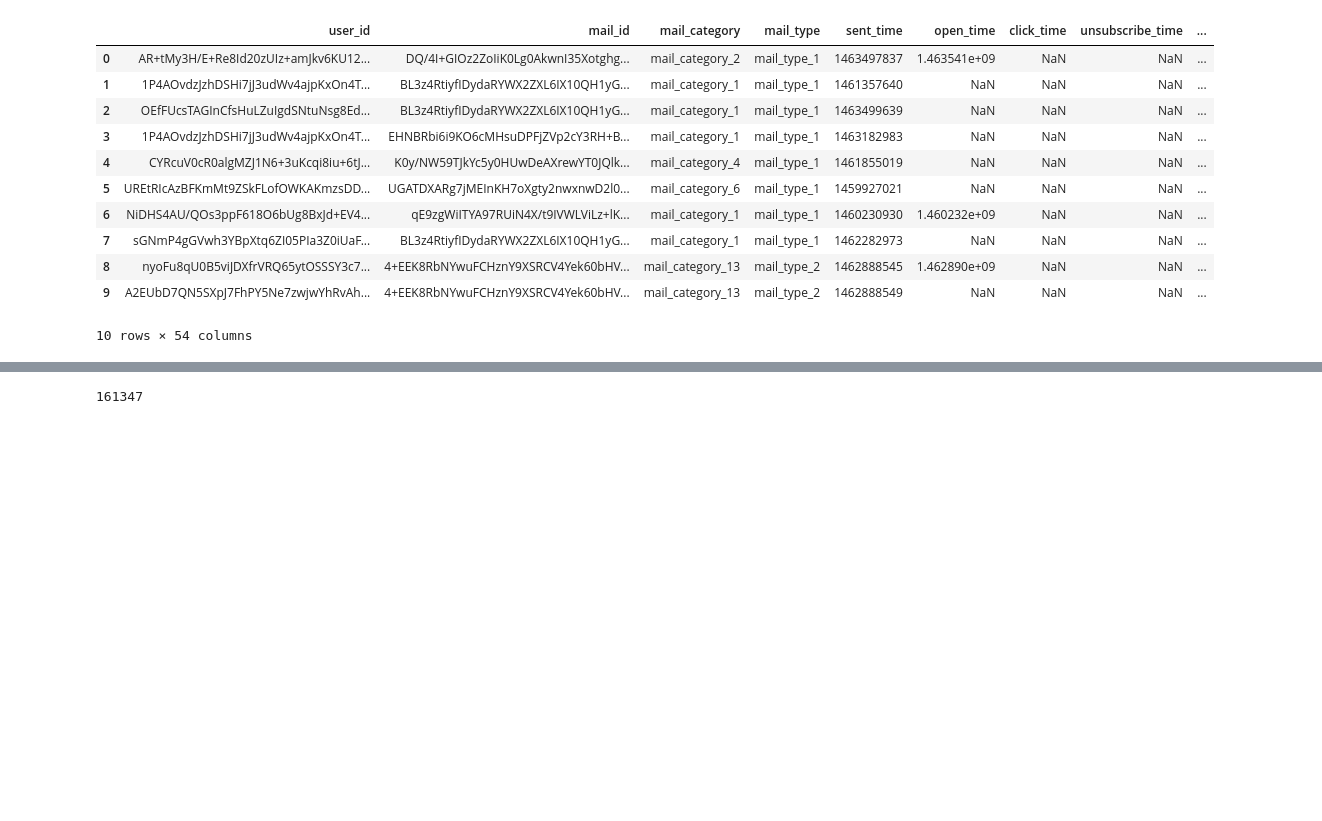
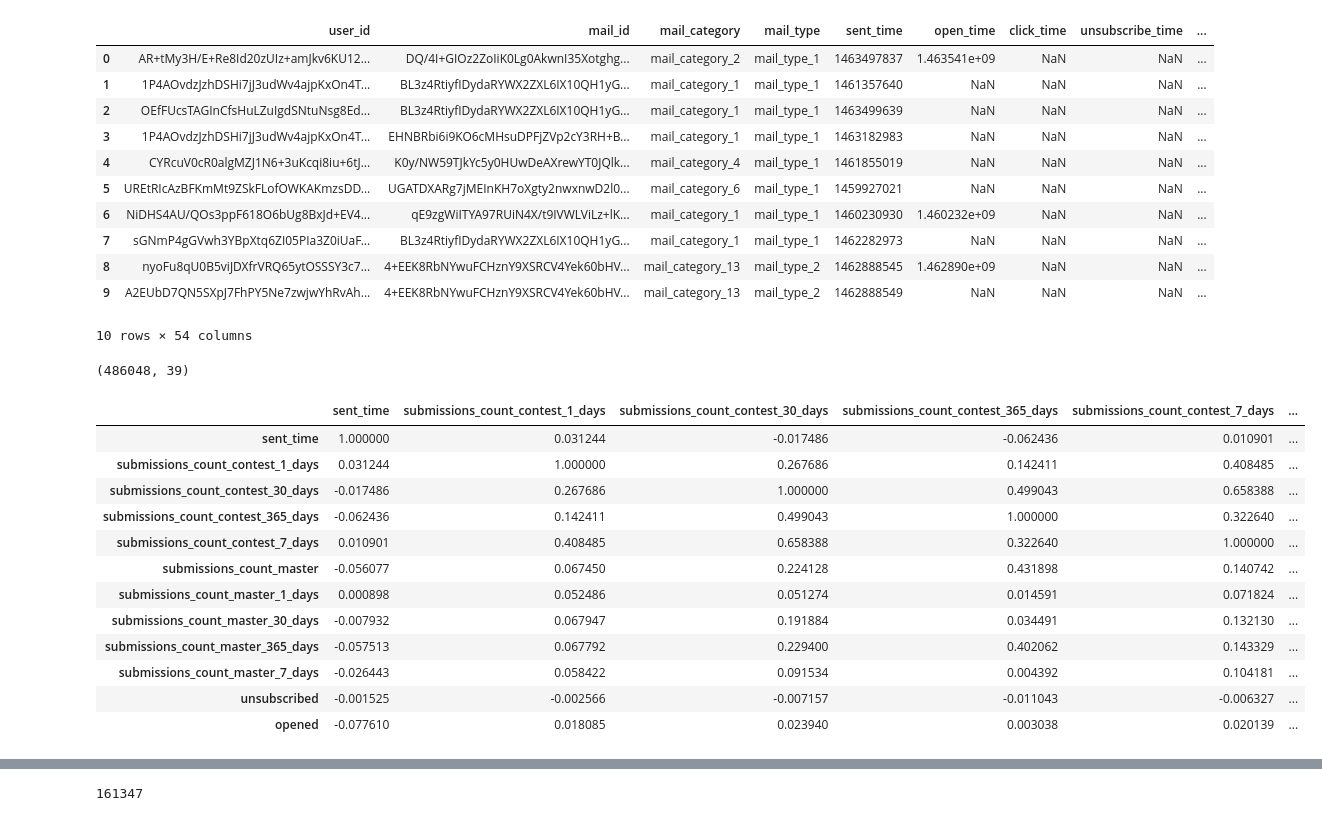
Before and after one commit to sethbunke/IntroductionToMachineLearning-LogisticRegression, a Jupyter notebook: ipython_notebooks/HackerRank - opened emails.ipynb, the cells around one changed output, grey strips where cells are left out. Saved outputs shown, nothing was run; the diff lists cells and outputs as text; code cells hidden in the pictures; blank space fills up the shorter version.

```diff
--- a/ipython_notebooks/HackerRank - opened emails.ipynb
+++ b/ipython_notebooks/HackerRank - opened emails.ipynb
@@ -26,0 +25,63 @@ data_subset = data[['mail_category', 'mail_type','submissions_count_contest_1_da
+# %%
+ data_subset = data[['mail_category', 'mail_type','sent_time','submissions_count_contest_1_days','submissions_count_contest_30_days',
+                     'submissions_count_contest_365_days','submissions_count_contest_7_days','submissions_count_master',
+                     'submissions_count_master_1_days','submissions_count_master_30_days',
+                     'submissions_count_master_365_days','submissions_count_master_7_days','unsubscribed',
+'contest_login_count_1_days','contest_login_count_30_days','contest_login_count_365_days','contest_login_count_7_days',
+'contest_participation_count','contest_participation_count_1_days','contest_participation_count_30_days',
+'contest_participation_count_365_days','contest_participation_count_7_days','forum_comments_count',
+'forum_count','forum_expert_count','forum_questions_count',
+'hacker_confirmation','ipn_count','ipn_count_1_days','ipn_count_30_days','ipn_count_365_days',
+'ipn_count_7_days','ipn_read','ipn_read_1_days','ipn_read_30_days',
+'ipn_read_365_days','ipn_read_7_days','submissions_count','opened']]
+
+# # data_subset = data[['mail_category', 'mail_type','sent_time','submissions_count_contest_1_days','submissions_count_contest_30_days','submissions_count_contest_365_days','submissions_count_contest_7_days','submissions_count_master','submissions_count_master_1_days','submissions_count_master_30_days','submissions_count_master_365_days','submissions_count_master_7_days','unsubscribed'
+# #                     ,'opened']]
+
+# col_names = data.columns.values
+# # for name in data.columns.values:
+# #     col_names.append(name)
+
+# #print(col_names)
+# data_subset = data[data[[data.column for data.column in col_names]]]
+data_subset.shape
+# %% [output]
+(486048, 39)
+# %%
+ data_subset1 = data[['mail_category', 'mail_type','sent_time','submissions_count_contest_1_days','submissions_count_contest_30_days',
+                     'submissions_count_contest_365_days','submissions_count_contest_7_days','submissions_count_master',
+                     'submissions_count_master_1_days','submissions_count_master_30_days',
+                     'submissions_count_master_365_days','submissions_count_master_7_days','unsubscribed'
+# 'contest_login_count_1_days','contest_login_count_30_days','contest_login_count_365_days','contest_login_count_7_days',
+# 'contest_participation_count','contest_participation_count_1_days','contest_participation_count_30_days',
+# 'contest_participation_count_365_days','contest_participation_count_7_days','forum_comments_count',
+# 'forum_count','forum_expert_count','forum_questions_count',
+# 'hacker_confirmation','ipn_count','ipn_count_1_days','ipn_count_30_days','ipn_count_365_days',
+# 'ipn_count_7_days','ipn_read','ipn_read_1_days','ipn_read_30_days',
+# 'ipn_read_365_days','ipn_read_7_days','submissions_count'
+                      ,'opened']]
+
+# # data_subset = data[['mail_category', 'mail_type','sent_time','submissions_count_contest_1_days','submissions_count_contest_30_days','submissions_count_contest_365_days','submissions_count_contest_7_days','submissions_count_master','submissions_count_master_1_days','submissions_count_master_30_days','submissions_count_master_365_days','submissions_count_master_7_days','unsubscribed'
+# #                     ,'opened']]
+
+# col_names = data.columns.values
+# # for name in data.columns.values:
+# #     col_names.append(name)
+
+# #print(col_names)
+# data_subset = data[data[[data.column for data.column in col_names]]]
+data_subset1.corr(method='pearson')
+# %% [output]
+|  | sent_time | submissions_count_contest_1_days | submissions_count_contest_30_days | submissions_count_contest_365_days | submissions_count_contest_7_days | ... |
+| sent_time | 1.000000 | 0.031244 | -0.017486 | -0.062436 | 0.010901 | ... |
+| submissions_count_contest_1_days | 0.031244 | 1.000000 | 0.267686 | 0.142411 | 0.408485 | ... |
+| submissions_count_contest_30_days | -0.017486 | 0.267686 | 1.000000 | 0.499043 | 0.658388 | ... |
+| submissions_count_contest_365_days | -0.062436 | 0.142411 | 0.499043 | 1.000000 | 0.322640 | ... |
+| submissions_count_contest_7_days | 0.010901 | 0.408485 | 0.658388 | 0.322640 | 1.000000 | ... |
+| submissions_count_master | -0.056077 | 0.067450 | 0.224128 | 0.431898 | 0.140742 | ... |
+| submissions_count_master_1_days | 0.000898 | 0.052486 | 0.051274 | 0.014591 | 0.071824 | ... |
+| submissions_count_master_30_days | -0.007932 | 0.067947 | 0.191884 | 0.034491 | 0.132130 | ... |
+| submissions_count_master_365_days | -0.057513 | 0.067792 | 0.229400 | 0.402062 | 0.143329 | ... |
+| submissions_count_master_7_days | -0.026443 | 0.058422 | 0.091534 | 0.004392 | 0.104181 | ... |
+| unsubscribed | -0.001525 | -0.002566 | -0.007157 | -0.011043 | -0.006327 | ... |
+| opened | -0.077610 | 0.018085 | 0.023940 | 0.003038 | 0.020139 | ... |
```
Also changed, not shown: parts of 5 cells of this notebook.
